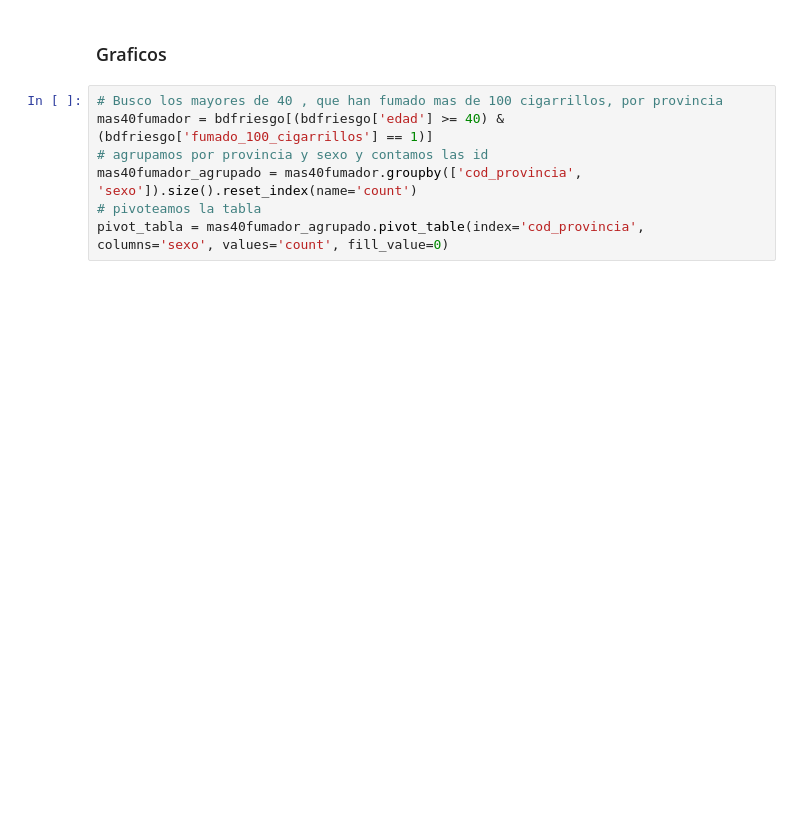
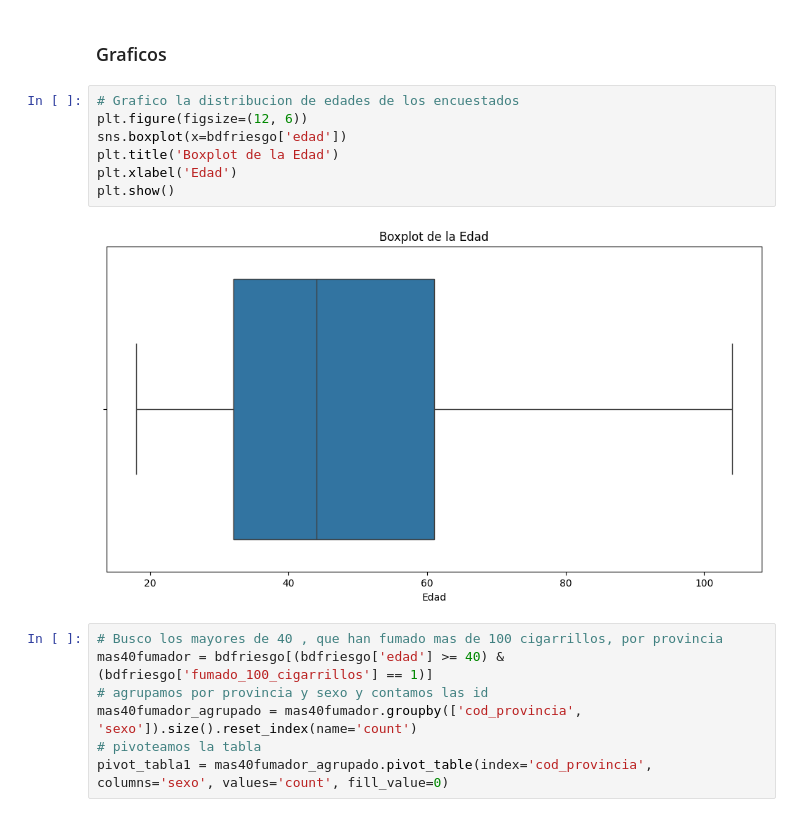
Before and after one commit to Data-Science-YPF/factores_riesgo, a Jupyter notebook: analisisBD.ipynb, the cells around one changed output. Cells and saved outputs as stored; diff of their text form; blank space fills up the shorter version.

Commit message:
inclusion de import seaborn y un boxplot

```diff
--- a/analisisBD.ipynb
+++ b/analisisBD.ipynb
@@ -628,11 +641,20 @@ ubicacion.dtypes
 # %% [markdown]
 ### Graficos
+# %%
+# Grafico la distribucion de edades de los encuestados
+plt.figure(figsize=(12, 6))
+sns.boxplot(x=bdfriesgo['edad'])
+plt.title('Boxplot de la Edad')
+plt.xlabel('Edad')
+plt.show()
+# %% [output]
+[figure, added]
 # %%
 # Busco los mayores de 40 , que han fumado mas de 100 cigarrillos, por provincia
 mas40fumador = bdfriesgo[(bdfriesgo['edad'] >= 40) & (bdfriesgo['fumado_100_cigarrillos'] == 1)]
 # agrupamos por provincia y sexo y contamos las id
 mas40fumador_agrupado = mas40fumador.groupby(['cod_provincia', 'sexo']).size().reset_index(name='count')
 # pivoteamos la tabla
-pivot_tabla = mas40fumador_agrupado.pivot_table(index='cod_provincia', columns='sexo', values='count', fill_value=0)
+pivot_tabla1 = mas40fumador_agrupado.pivot_table(index='cod_provincia', columns='sexo', values='count', fill_value=0)
 # %%
 # Graficamos
```
Also changed, not shown: parts of 6 cells of this notebook.
